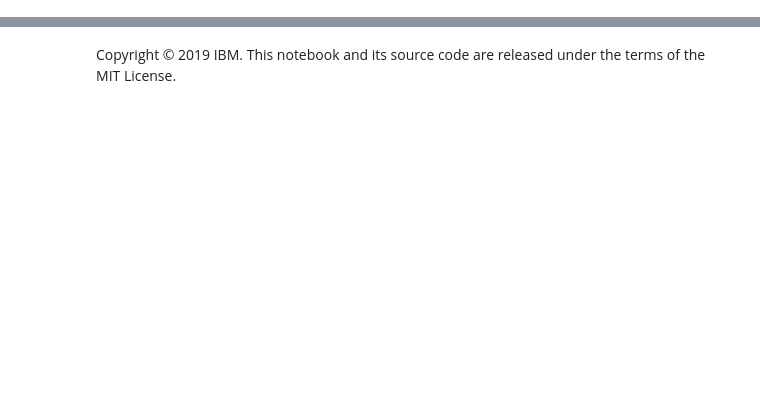
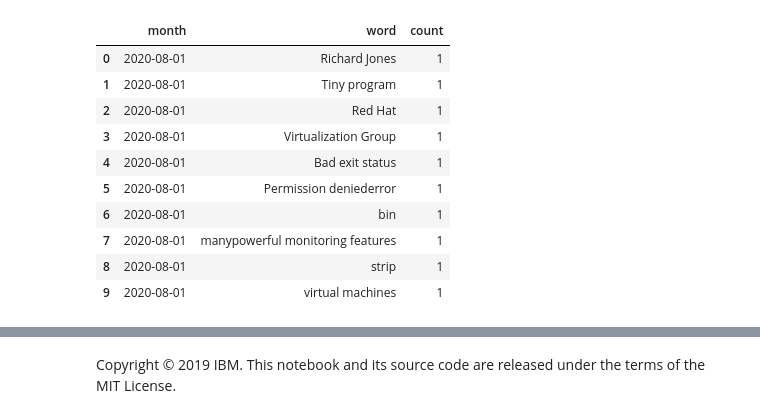
Before and after one commit to tumido/mailing-list-analysis-toolkit, a Jupyter notebook: notebooks/stage/watson_keywords.ipynb, the cells around one changed output, grey strips where cells are left out. Drawn from its saved outputs; the diff is of its cells as text; code cells hidden in the pictures; blank space fills up the shorter version.

```diff
--- a/notebooks/stage/watson_keywords.ipynb
+++ b/notebooks/stage/watson_keywords.ipynb
@@ -358,0 +253,7 @@ Follow the steps in this topic: [Adding a project token](https://dataplatform.cl
+# %%
+clean["Actions"] = np.nan
+clean["Keywords"] = np.nan
+# %%
+clean[["Actions", "Keywords"]] = clean["Body"].apply(
+    lambda x: watson_analyze(x)
+)
@@ -358,0 +277,23 @@ Follow the steps in this topic: [Adding a project token](https://dataplatform.cl
+# %%
+months = set()
+monthly_dict_list = []
+month_keywords = defaultdict(int)
+
+for index, row in clean.iterrows():
+
+    for word in row["Keywords"]:
+        month_keywords[word] += 1
+        month_keywords[(str(row["Chunk"]), str(word))] = month_keywords.pop(
+            word
+        )
+
+    if row["Chunk"] not in months:
+
+        months.add(row["Chunk"])
+
+        month_keywords = dict(
+            sorted(month_keywords.items(), key=lambda item: item[1])
+        )
+
+        monthly_dict_list.append(month_keywords)
+        month_keywords = defaultdict(int)
@@ -358,0 +320,22 @@ Follow the steps in this topic: [Adding a project token](https://dataplatform.cl
+# %%
+monthly_words_df = pd.DataFrame(
+    [
+        {"month": key[0], "word": key[1], "count": value}
+        for i in range(len(monthly_dict_list))
+        for (key), value in monthly_dict_list[i].items()
+    ]
+)
+# %%
+monthly_words_df.head(10)
+# %% [output]
+|  | month | word | count |
+| 0 | 2020-08-01 | Richard Jones | 1 |
+| 1 | 2020-08-01 | Tiny program | 1 |
+| 2 | 2020-08-01 | Red Hat | 1 |
+| 3 | 2020-08-01 | Virtualization Group | 1 |
+| 4 | 2020-08-01 | Bad exit status | 1 |
+| 5 | 2020-08-01 | Permission deniederror | 1 |
+| 6 | 2020-08-01 | bin | 1 |
+| 7 | 2020-08-01 | manypowerful monitoring features | 1 |
+| 8 | 2020-08-01 | strip | 1 |
+| 9 | 2020-08-01 | virtual machines | 1 |
```
Also changed, not shown: parts of 44 cells of this notebook, 2 other files.
